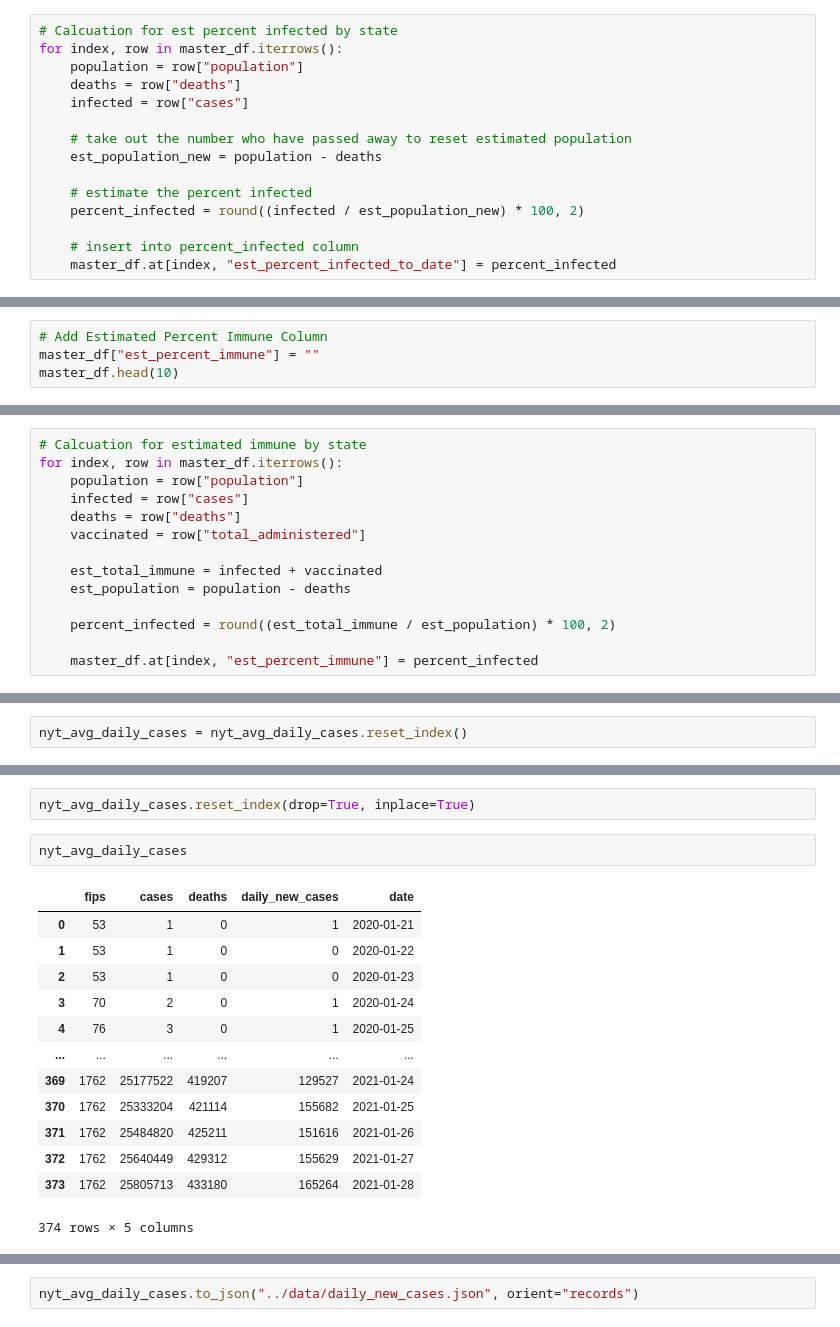
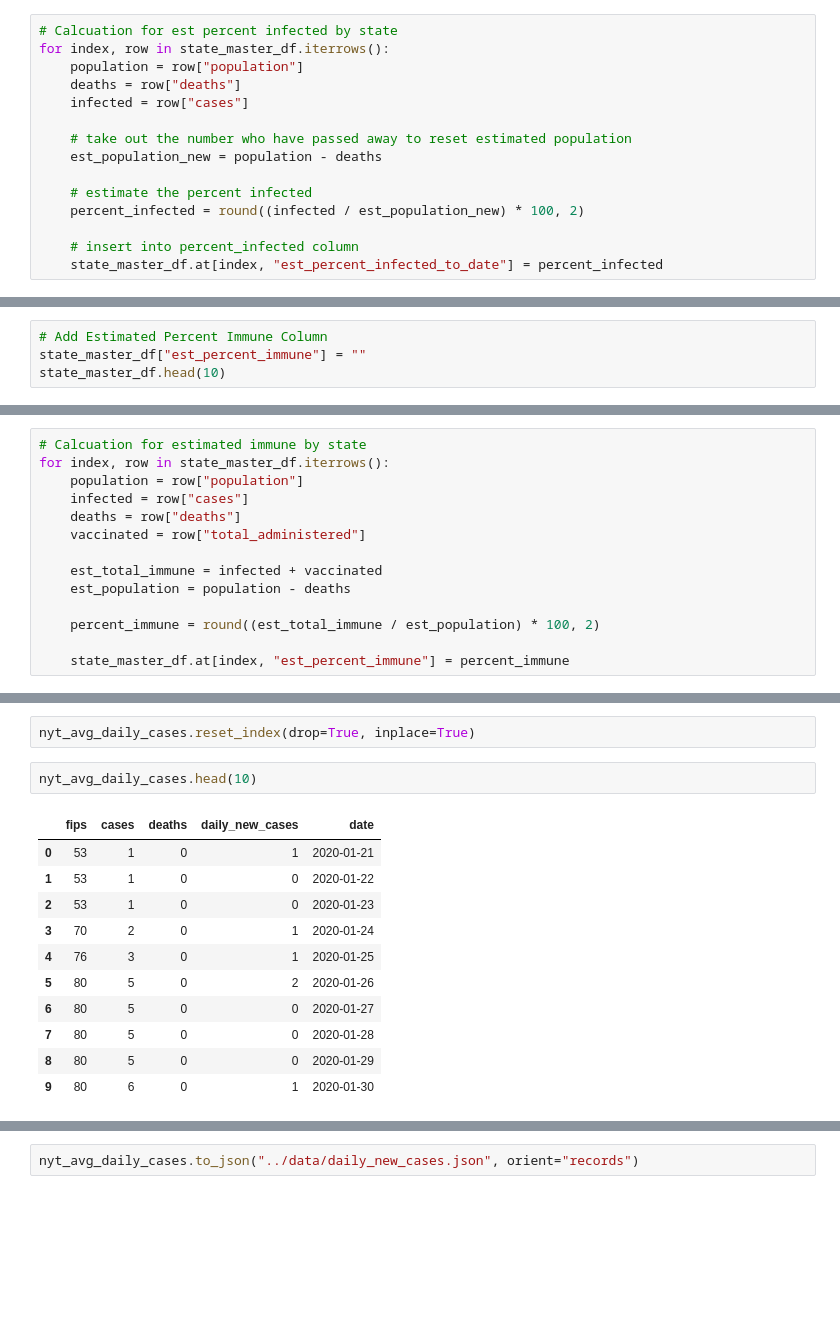
Before and after one commit to CCom20/us-covid-response, a Jupyter notebook: notebooks/data_cleaning_notebook.ipynb, the cells around one changed output, grey strips where cells are left out. Saved outputs shown, nothing was run; the diff lists cells and outputs as text; blank space fills up the shorter version.

```diff
--- a/notebooks/data_cleaning_notebook.ipynb
+++ b/notebooks/data_cleaning_notebook.ipynb
@@ -197,7 +214,7 @@ See the caveats in the documentation: https://pandas.pydata.org/pandas-docs/stab
 | 9 | Florida | 2021-01-28 | 21477737 | 1687586 | 26034 | 2546050 | 1239975 | ... |
 # %%
 # Calcuation for est percent infected by state
-for index, row in master_df.iterrows():
+for index, row in state_master_df.iterrows():
     population = row["population"]
     deaths = row["deaths"]
     infected = row["cases"]
@@ -209,5 +226,5 @@ for index, row in master_df.iterrows():
     percent_infected = round((infected / est_population_new) * 100, 2)
 
     # insert into percent_infected column
-    master_df.at[index, "est_percent_infected_to_date"] = percent_infected
+    state_master_df.at[index, "est_percent_infected_to_date"] = percent_infected
 # %%
@@ -226,8 +243,8 @@ master_df.head(10)
 | 9 | Florida | 2021-01-28 | 21477737 | 1687586 | 26034 | 2546050 | 1239975 | ... |
 # %%
 # Add Estimated Percent Immune Column
-master_df["est_percent_immune"] = ""
-master_df.head(10)
+state_master_df["est_percent_immune"] = ""
+state_master_df.head(10)
 # %% [output]
 A value is trying to be set on a copy of a slice from a DataFrame.
 Try using .loc[row_indexer,col_indexer] = value instead
@@ -246,7 +263,7 @@ See the caveats in the documentation: https://pandas.pydata.org/pandas-docs/stab
 | 9 | Florida | 2021-01-28 | 21477737 | 1687586 | 26034 | 2546050 | 1239975 | ... |
 # %%
 # Calcuation for estimated immune by state
-for index, row in master_df.iterrows():
+for index, row in state_master_df.iterrows():
     population = row["population"]
     infected = row["cases"]
     deaths = row["deaths"]
@@ -255,7 +272,7 @@ for index, row in master_df.iterrows():
     est_total_immune = infected + vaccinated
     est_population = population - deaths
 
-    percent_infected = round((est_total_immune / est_population) * 100, 2)
+    percent_immune = round((est_total_immune / est_population) * 100, 2)
 
-    master_df.at[index, "est_percent_immune"] = percent_infected
+    state_master_df.at[index, "est_percent_immune"] = percent_immune
 # %%
@@ -358,2 +356,0 @@ for index, row in nyt_avg_daily_cases.iterrows():
-# %%
-nyt_avg_daily_cases = nyt_avg_daily_cases.reset_index()
@@ -362,18 +357,16 @@ ValueError: cannot insert date, already exists
 # %%
 nyt_avg_daily_cases.reset_index(drop=True, inplace=True)
 # %%
-nyt_avg_daily_cases
+nyt_avg_daily_cases.head(10)
 # %% [output]
 |  | fips | cases | deaths | daily_new_cases | date |
 | 0 | 53 | 1 | 0 | 1 | 2020-01-21 |
 | 1 | 53 | 1 | 0 | 0 | 2020-01-22 |
 | 2 | 53 | 1 | 0 | 0 | 2020-01-23 |
 | 3 | 70 | 2 | 0 | 1 | 2020-01-24 |
 | 4 | 76 | 3 | 0 | 1 | 2020-01-25 |
-| ... | ... | ... | ... | ... | ... |
-| 369 | 1762 | 25177522 | 419207 | 129527 | 2021-01-24 |
-| 370 | 1762 | 25333204 | 421114 | 155682 | 2021-01-25 |
-| 371 | 1762 | 25484820 | 425211 | 151616 | 2021-01-26 |
-| 372 | 1762 | 25640449 | 429312 | 155629 | 2021-01-27 |
-| 373 | 1762 | 25805713 | 433180 | 165264 | 2021-01-28 |
+| 5 | 80 | 5 | 0 | 2 | 2020-01-26 |
+| 6 | 80 | 5 | 0 | 0 | 2020-01-27 |
+| 7 | 80 | 5 | 0 | 0 | 2020-01-28 |
+| 8 | 80 | 5 | 0 | 0 | 2020-01-29 |
+| 9 | 80 | 6 | 0 | 1 | 2020-01-30 |
-374 rows × 5 columns
```
Also changed, not shown: parts of 34 cells of this notebook, 5 other files.
